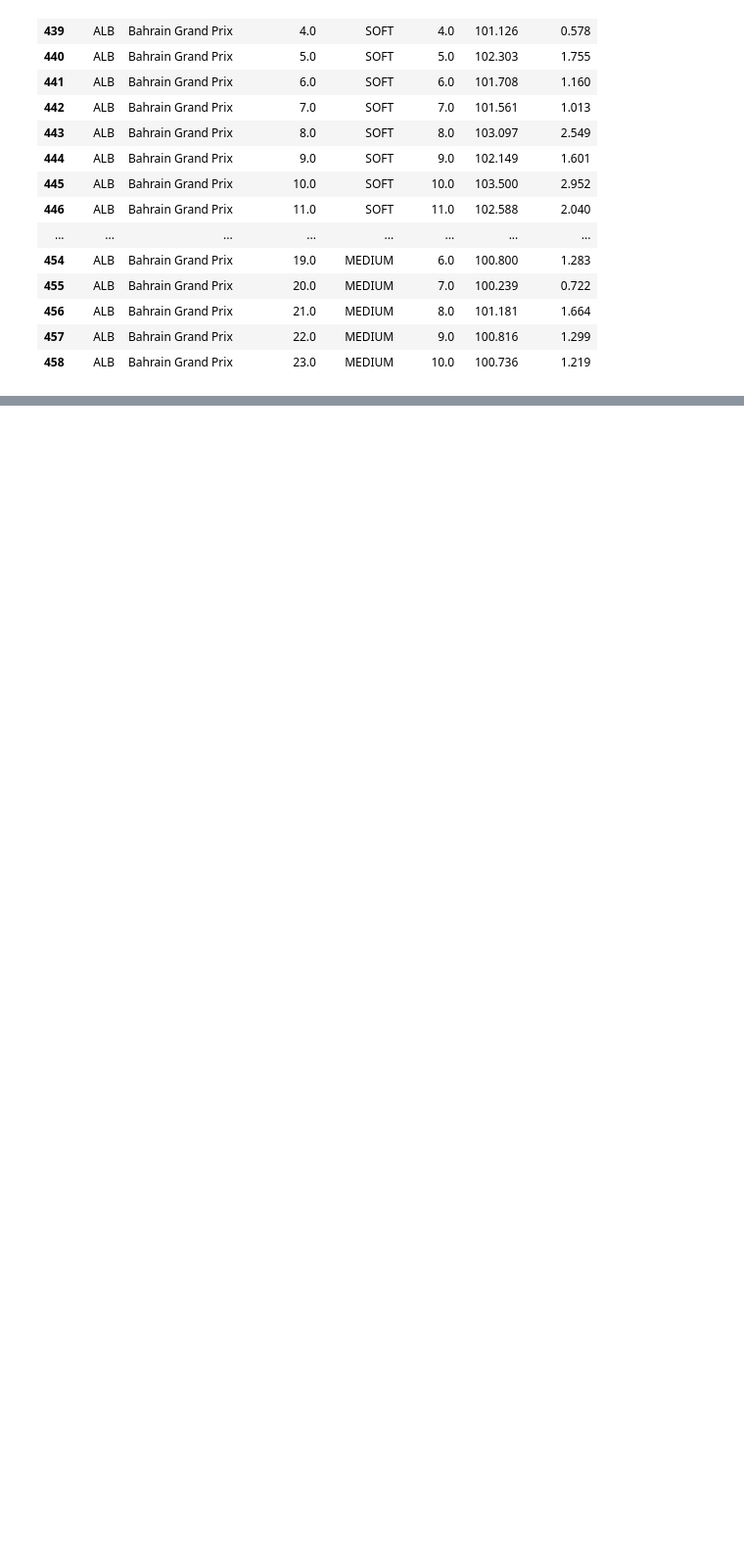
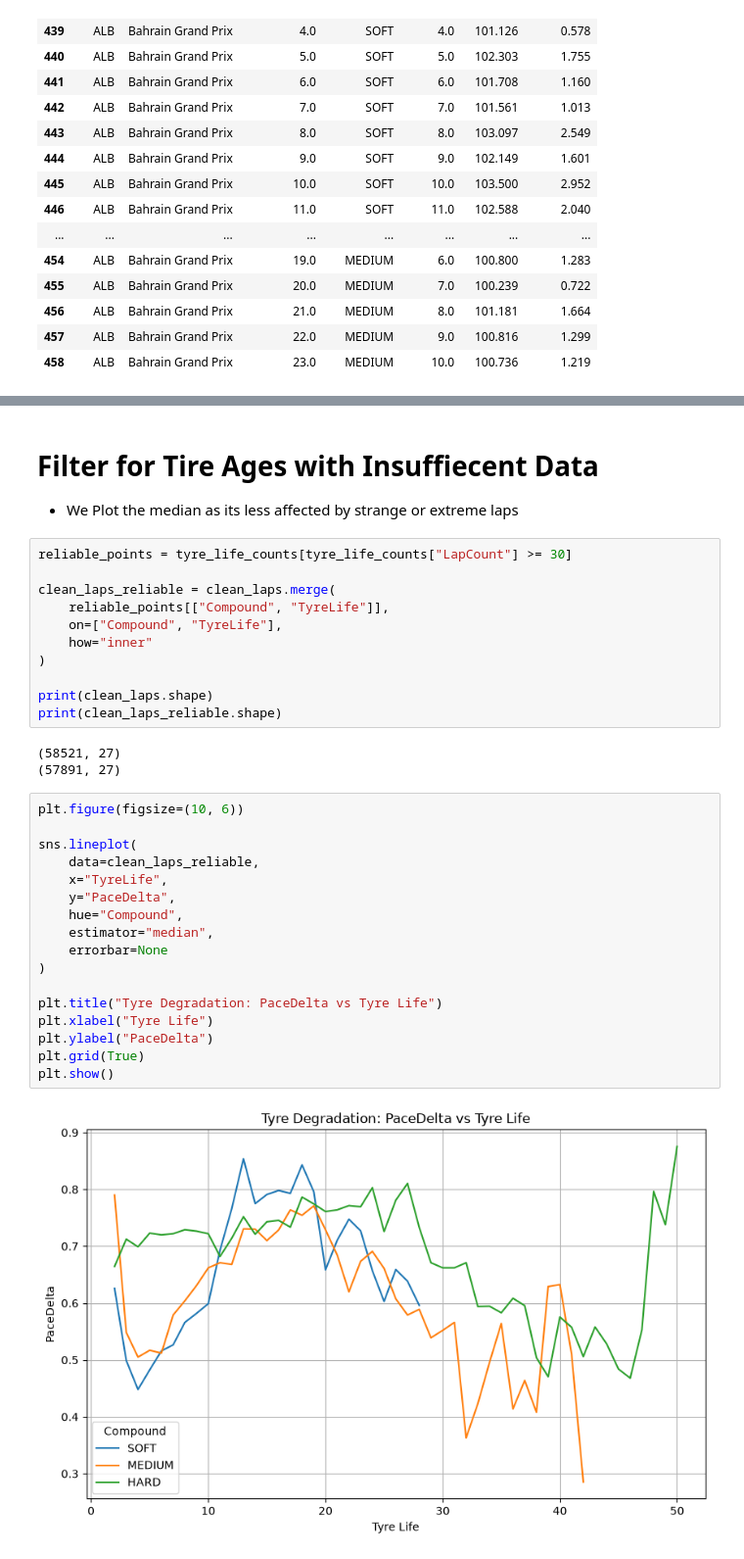
Before and after one commit to Sami-Krothapalli/F1-Tire-Degradation-Analysis, a Jupyter notebook: f1_tyre_degradation.ipynb, the cells around one changed output, grey strips where cells are left out. Shown at 98% size. Saved outputs shown, nothing was run; the diff lists cells and outputs as text; blank space fills up the shorter version.

```diff
--- a/f1_tyre_degradation.ipynb
+++ b/f1_tyre_degradation.ipynb
@@ -122,0 +170,36 @@ clean_laps[["Driver", "GP", "LapNumber", "Compound", "TyreLife", "LapTime", "Pac
+# %% [markdown]
+# Filter for Tire Ages with Insuffiecent Data
+- We Plot the median  as its less affected by strange or extreme laps
+# %%
+reliable_points = tyre_life_counts[tyre_life_counts["LapCount"] >= 30]
+
+clean_laps_reliable = clean_laps.merge(
+    reliable_points[["Compound", "TyreLife"]],
+    on=["Compound", "TyreLife"],
+    how="inner"
+)
+
+print(clean_laps.shape)
+print(clean_laps_reliable.shape)
+# %% [output]
+(58521, 27)
+(57891, 27)
+# %%
+plt.figure(figsize=(10, 6))
+
+sns.lineplot(
+    data=clean_laps_reliable,
+    x="TyreLife",
+    y="PaceDelta",
+    hue="Compound",
+    estimator="median",
+    errorbar=None
+)
+
+plt.title("Tyre Degradation: PaceDelta vs Tyre Life")
+plt.xlabel("Tyre Life")
+plt.ylabel("PaceDelta")
+plt.grid(True)
+plt.show()
+# %% [output]
+[figure, added]
```
Also changed, not shown: parts of 14 cells of this notebook.
